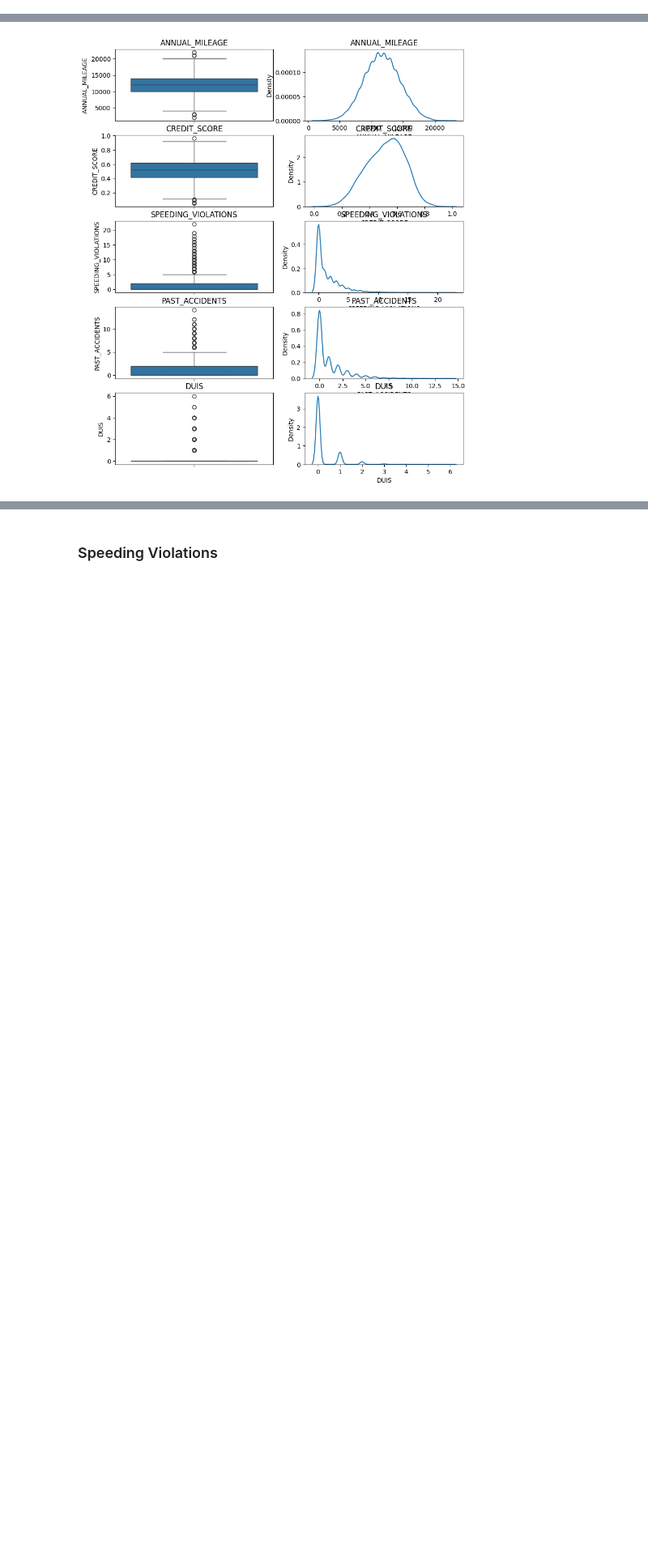
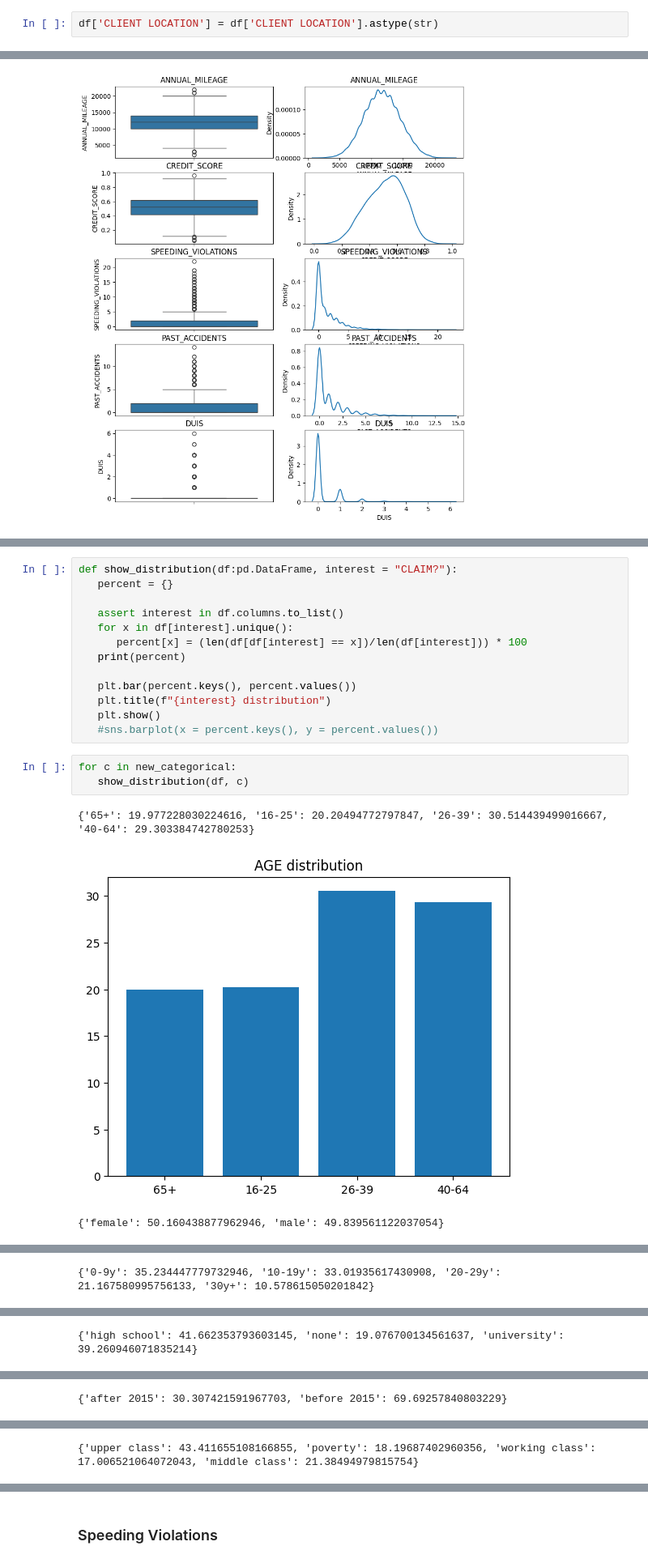
Before and after one commit to Ok3ks/insurance_modelling, a Jupyter notebook: notebooks/eda.ipynb, the cells around one changed output, grey strips where cells are left out. Shown at 81% size. Saved outputs shown, nothing was run; the diff lists cells and outputs as text; blank space fills up the shorter version.

```diff
--- a/notebooks/eda.ipynb
+++ b/notebooks/eda.ipynb
@@ -23,3 +26,5 @@ numerical = ['ANNUAL_MILEAGE', 'CREDIT_SCORE', 'SPEEDING_VIOLATIONS','PAST_ACCID
+# %%
+df['CLIENT LOCATION'] = df['CLIENT LOCATION'].astype(str)
 # %%
 #Checking distribution of numerical variable
 
@@ -45,0 +51,20 @@ sns.barplot(x = df['AGE'],  y= df['CLAIM?'].astype(bool))
+# %%
+def show_distribution(df:pd.DataFrame, interest = "CLAIM?"):
+   percent = {}
+
+   assert interest in df.columns.to_list()
+   for x in df[interest].unique():
+      percent[x] = (len(df[df[interest] == x])/len(df[interest])) * 100
+   print(percent)
+
+   plt.bar(percent.keys(), percent.values())
+   plt.title(f"{interest} distribution")
+   plt.show()
+   #sns.barplot(x = percent.keys(), y = percent.values())
+# %%
+for c in new_categorical:
+   show_distribution(df, c)
+# %% [output]
+{'65+': 19.977228030224616, '16-25': 20.20494772797847, '26-39': 30.514439499016667, '40-64': 29.303384742780253}
+[figure, added]
+{'female': 50.160438877962946, 'male': 49.839561122037054}
@@ -45,0 +72 @@ sns.barplot(x = df['AGE'],  y= df['CLAIM?'].astype(bool))
+{'0-9y': 35.234447779732946, '10-19y': 33.01935617430908, '20-29y': 21.167580995756133, '30y+': 10.578615050201842}
@@ -45,0 +74 @@ sns.barplot(x = df['AGE'],  y= df['CLAIM?'].astype(bool))
+{'high school': 41.662353793603145, 'none': 19.076700134561637, 'university': 39.260946071835214}
@@ -45,0 +76 @@ sns.barplot(x = df['AGE'],  y= df['CLAIM?'].astype(bool))
+{'after 2015': 30.307421591967703, 'before 2015': 69.69257840803229}
@@ -45,0 +78 @@ sns.barplot(x = df['AGE'],  y= df['CLAIM?'].astype(bool))
+{'upper class': 43.411655108166855, 'poverty': 18.19687402960356, 'working class': 17.006521064072043, 'middle class': 21.38494979815754}
```
Also changed, not shown: parts of 49 cells of this notebook, 1 other file.
